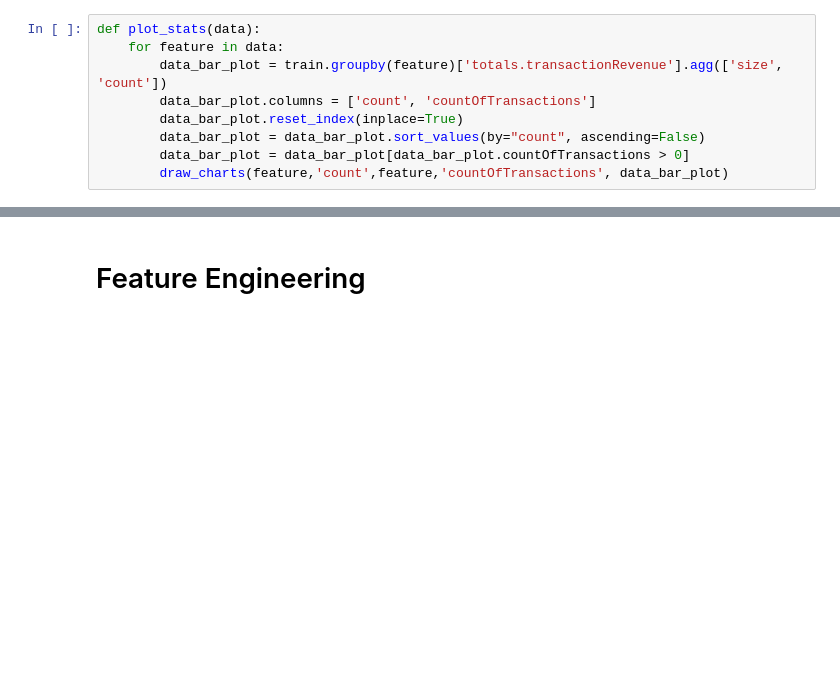
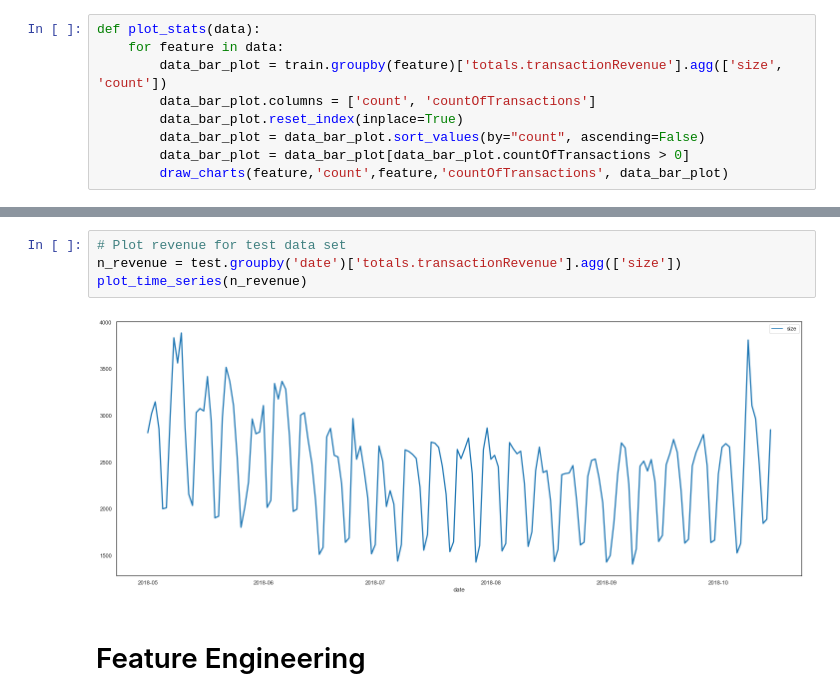
Before and after one commit to TRETH/customer_revenue_prediction, a Jupyter notebook: Untitled.ipynb, the cells around one changed output, grey strips where cells are left out. Drawn from its saved outputs; the diff is of its cells as text; blank space fills up the shorter version.

```diff
--- a/Untitled.ipynb
+++ b/Untitled.ipynb
@@ -217,3 +463,9 @@ plot_stats(features)
+# %%
+# Plot revenue for test data set
+n_revenue = test.groupby('date')['totals.transactionRevenue'].agg(['size'])
+plot_time_series(n_revenue)
+# %% [output]
+[figure, added]
 # %% [markdown]
 # Feature Engineering
 # %%
```
Also changed, not shown: parts of 64 cells of this notebook.
